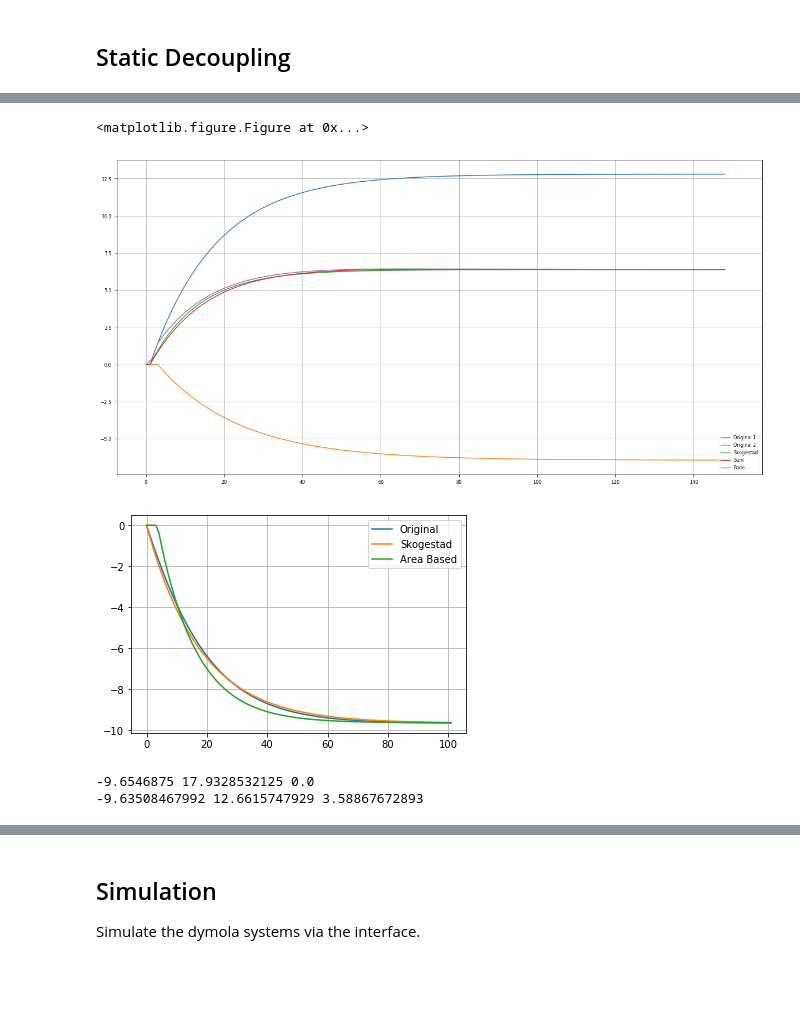
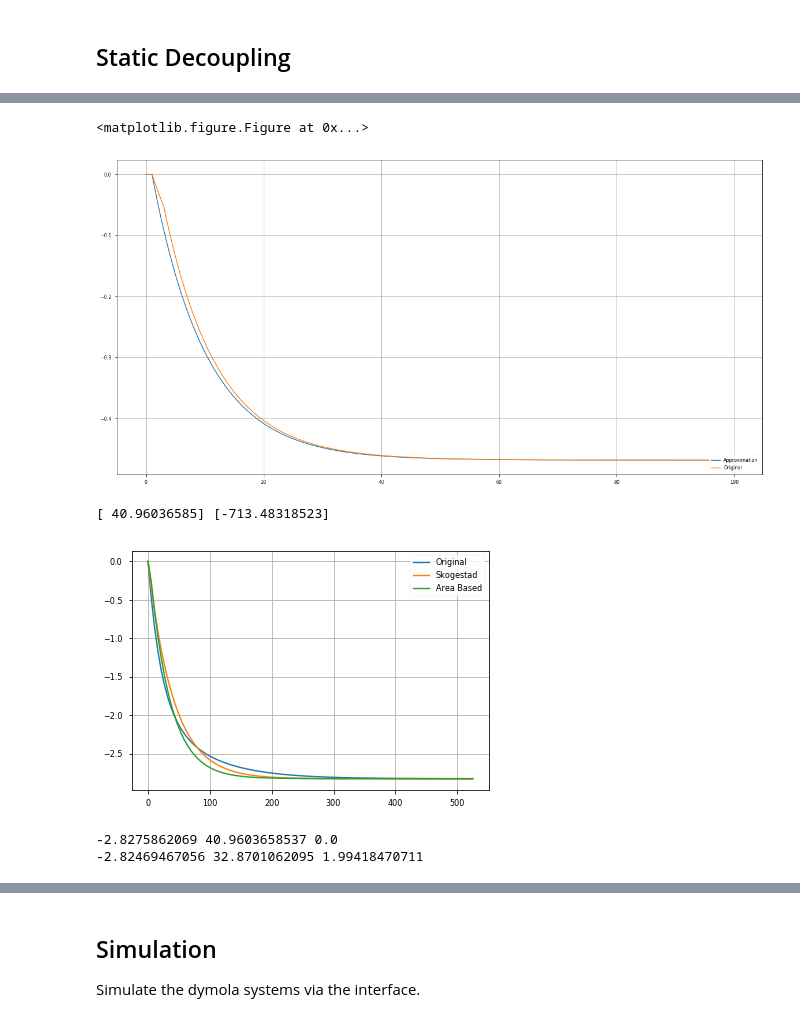
Before and after one commit to AlCap23/IfT_Decoupling, a Jupyter notebook: Python/Experimental System.ipynb, the cells around one changed output, grey strips where cells are left out. Cells and saved outputs as stored; diff of their text form; code cells hidden in the pictures; blank space fills up the shorter version.

```diff
--- a/Python/Experimental System.ipynb
+++ b/Python/Experimental System.ipynb
@@ -55,7 +55,7 @@ $g^+_{22} = \frac{-19.4}{14.4~s+1}+ \frac{18.9}{12.8}~\frac{6.60}{10.9~s+1}$
 # %%
 # G11
 # Get the real , delay free system
-g = cn.tf([12.8],[16.7,1.]) - 6.6 / 19.4 * cn.tf([18.9],[21.,1])
+g = cn.tf([-0.29],[10.0,1.]) - 0.5 / 1.75 * cn.tf([0.625],[8.,1])
 # Get the static gain
 K = cn.dcgain(g)[0,0]
 # Normalize the transfer function
@@ -86,7 +86,7 @@ fig, ax = plt.subplots(figsize=(20, 10))
 ax.plot(t,y, label = "Original")
 ax.plot(t,yM, label = "Skogestad")
 ax.plot(t,yM2, label = "Area Based")
-ax.legend(loc = "lower right")
+ax.legend(loc = "upper right")
 ax.grid(True)
 plt.show()
 
@@ -100,76 +101,70 @@ print(k2,t2,l2)
 # %%
 # Show the real system response
 # Delay free addend
-g1 = cn.tf(12.8, [16.7,1])
-g2 = - 6.6 / 19.4 * cn.tf([18.9],[21.,1])
+g1 = cn.tf([-0.29],[10.0,1.])
+g2 = - 0.5 / 1.75 * cn.tf([0.625],[8.,1])
 gM = cn.tf(K,[T,1])
-# Pade
-num, den  = cn.pade(1., 10)
-gD1 = cn.tf(num, den)
-num, den  = cn.pade(3., 10)
-gD2 = cn.tf(num, den)
-gP = g1*gD1 + g2*gD2
 # Simulate the step responses with a fixed time
+t = np.arange(0, 100, 0.25)
 y1, t1 = cn.step(g1, t)
-y2, t2 = cn.step(g2, t1)
-yM, tM = cn.step(gM, t2)
-yP, tP = cn.step(gP, tM)
-# Add the delay, use the same time values as input to reduce the delta t!
-y1, t1 = pf.Time_Delay(1., y1, t1)
-y2, t2 = pf.Time_Delay(3., y2, t2)
-yM, tM = pf.Time_Delay(L+1., yM, tM)
+y2, t2 = cn.step(g2, t)
+yM, tM = cn.step(gM, t)
+# Add the delay, use the same time values
+y1, t = pf.Time_Delay(1., y1, t1, t)
+y2, t = pf.Time_Delay(3., y2, t2, t)
+yM, t = pf.Time_Delay(L+1., yM, tM, t)
 
 # Plot
 plt.clf()
 fig, ax = plt.subplots(figsize=(20, 10))
-ax.plot(t1,y1, label = "Original 1")
-ax.plot(t2,y2, label = "Original 2")
-ax.plot(tM,yM, label = "Skogestad")
-ax.plot(t1, y1+y2, label = "Sum")
-ax.plot(tP, yP, label = "Pade")
-ax.legend(loc = "lower right")
-ax.grid(True)
+#plt.plot(t,y1, label = "Original 1")
+#plt.plot(t,y2, label = "Original 2")
+plt.plot(t,yM, label = "Approximation")
+plt.plot(t, y1+y2, label = "Original")
+plt.legend(loc = "lower right")
+plt.grid(True)
 plt.show()
 # %% [output]
 <matplotlib.figure.Figure at 0x...>
-[figure, old version]
+[figure, new version]
 # %%
 # G22
 # Get the real , delay free system
-g = cn.tf([-19.4],[14.4,1.]) +18.9/12.8 * cn.tf([6.6],[10.9,1])
+g = cn.tf([-1.75],[20.,1.]) - 0.625 / 0.29 * cn.tf([0.5],[75.0,1])
 # Get the static gain
 K = cn.dcgain(g)[0,0]
 # Normalize the transfer function
 g_Norm = 1/K * g
 # Get the numerator and denominator of the SISO function
 num = g_Norm.num[0][0]
 den = g_Norm.den[0][0]
 # Get the roots, -1/T_1, -1/T_2 ...
 num = np.roots(num)
 den = np.roots(den)
 # Get the Time Constants
 num = -1./num
 den = -1./den
 
 # Model Approximation via Skogestadt
 T,L = pf.MODEL_TO_FOTD(num, den)
 
 y, t = cn.step(g)
 yM = pf.Simulate_FOPTD(float(K),float(T),float(L), t)
 
 # Area Identification
 k2,t2,l2 = pf.FOTD_AREA_IDENTIFICATION(y,1.,t)
 yM2 = pf.Simulate_FOPTD(float(k2),float(t2),float(l2),t)
 plt.plot(t,y, label = "Original")
 plt.plot(t,yM, label = "Skogestad")
 plt.plot(t,yM2, label = "Area Based")
 plt.legend(loc = "upper right")
 plt.grid(True)
 plt.show()
 
 print(K,T,L)
 print(k2,t2,l2)
 # %% [output]
+[ 40.96036585] [-713.48318523]
-[figure, old version]
+[figure, new version]
--9.6546875 17.9328532125 0.0
--9.63508467992 12.6615747929 3.58867672893
+-2.8275862069 40.9603658537 0.0
+-2.82469467056 32.8701062095 1.99418470711
```
Also changed, not shown: parts of 21 cells of this notebook, 3 other files.
